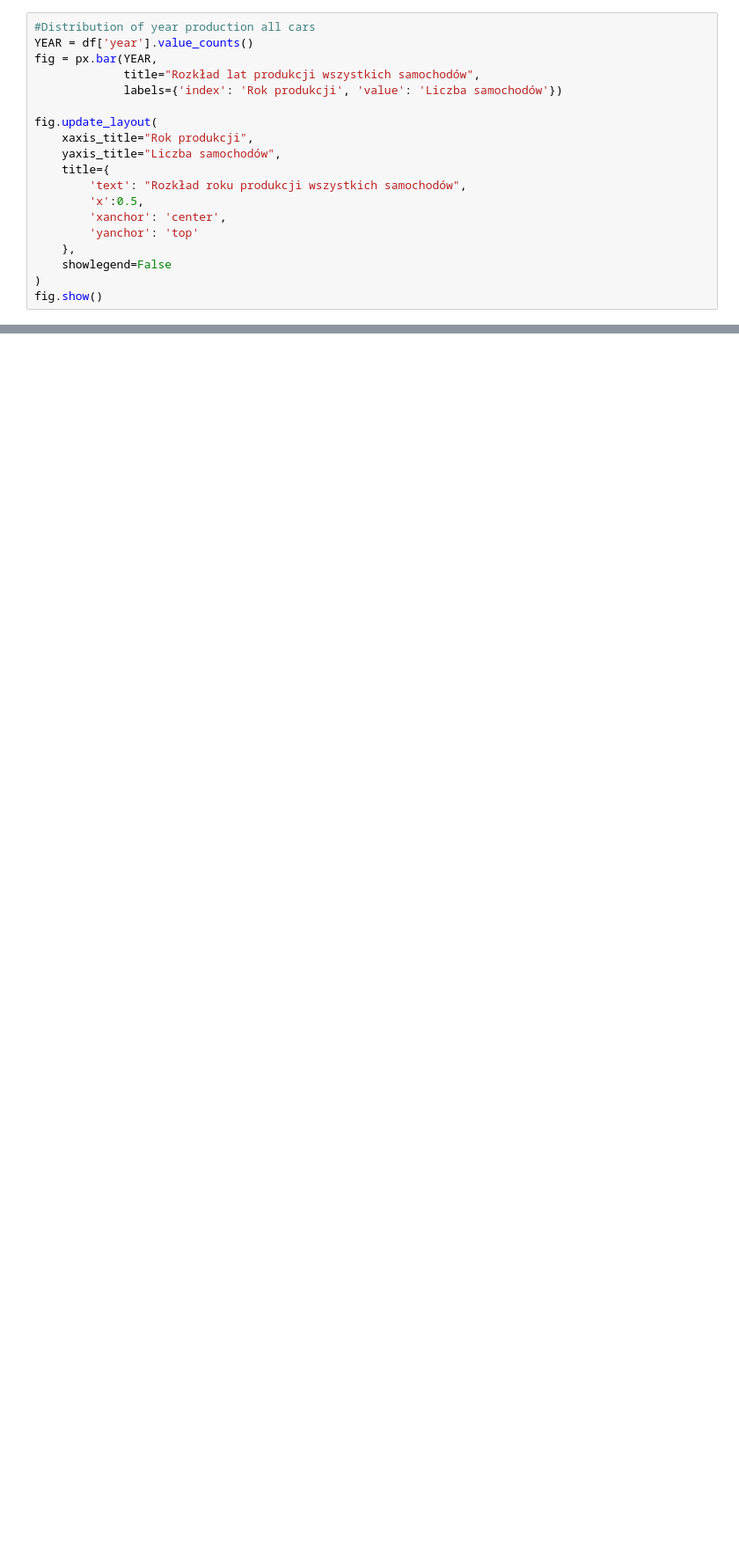
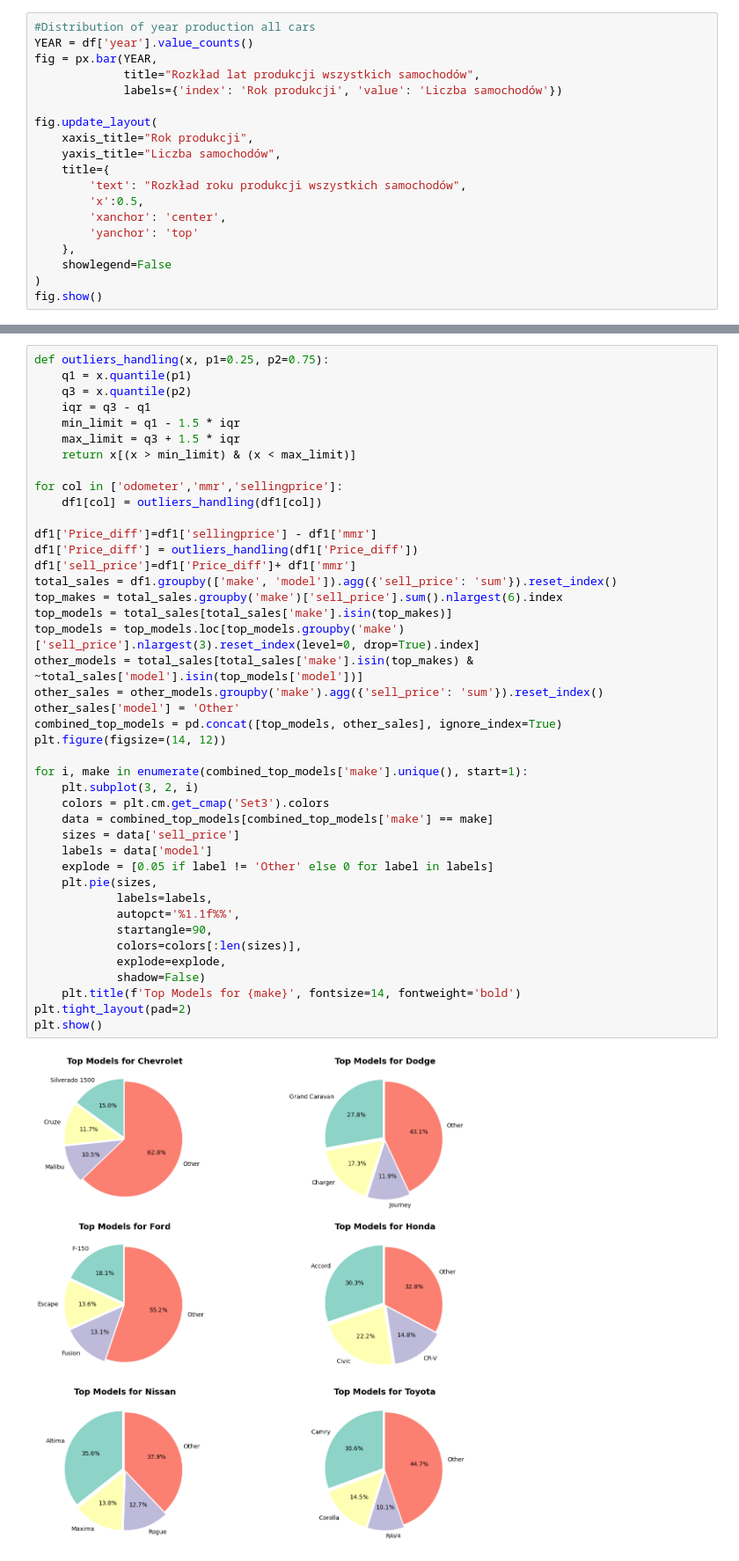
Before and after one commit to davydantoniuk/Analizatorzy-Jutra, a Jupyter notebook: plots/plots.ipynb, the cells around one changed output, grey strips where cells are left out. Shown at 88% size. Drawn from its saved outputs; the diff is of its cells as text; blank space fills up the shorter version.

```diff
--- a/plots/plots.ipynb
+++ b/plots/plots.ipynb
@@ -117,0 +127,44 @@ DateParseError: year 16500 is out of range: 16500, at position 2896
+# %%
+def outliers_handling(x, p1=0.25, p2=0.75):
+    q1 = x.quantile(p1)
+    q3 = x.quantile(p2)
+    iqr = q3 - q1
+    min_limit = q1 - 1.5 * iqr
+    max_limit = q3 + 1.5 * iqr
+    return x[(x > min_limit) & (x < max_limit)]
+
+for col in ['odometer','mmr','sellingprice']:
+    df1[col] = outliers_handling(df1[col])
+
+df1['Price_diff']=df1['sellingprice'] - df1['mmr']
+df1['Price_diff'] = outliers_handling(df1['Price_diff'])
+df1['sell_price']=df1['Price_diff']+ df1['mmr']
+total_sales = df1.groupby(['make', 'model']).agg({'sell_price': 'sum'}).reset_index()
+top_makes = total_sales.groupby('make')['sell_price'].sum().nlargest(6).index
+top_models = total_sales[total_sales['make'].isin(top_makes)]
+top_models = top_models.loc[top_models.groupby('make')['sell_price'].nlargest(3).reset_index(level=0, drop=True).index]
+other_models = total_sales[total_sales['make'].isin(top_makes) & ~total_sales['model'].isin(top_models['model'])]
+other_sales = other_models.groupby('make').agg({'sell_price': 'sum'}).reset_index()
+other_sales['model'] = 'Other'
+combined_top_models = pd.concat([top_models, other_sales], ignore_index=True)
+plt.figure(figsize=(14, 12))
+
+for i, make in enumerate(combined_top_models['make'].unique(), start=1):
+    plt.subplot(3, 2, i)
+    colors = plt.cm.get_cmap('Set3').colors
+    data = combined_top_models[combined_top_models['make'] == make]
+    sizes = data['sell_price']
+    labels = data['model']
+    explode = [0.05 if label != 'Other' else 0 for label in labels]
+    plt.pie(sizes,
+            labels=labels,
+            autopct='%1.1f%%',
+            startangle=90,
+            colors=colors[:len(sizes)],
+            explode=explode,
+            shadow=False)
+    plt.title(f'Top Models for {make}', fontsize=14, fontweight='bold')
+plt.tight_layout(pad=2)
+plt.show()
+# %% [output]
+[figure, added]
```
Also changed, not shown: parts of 8 cells of this notebook.
